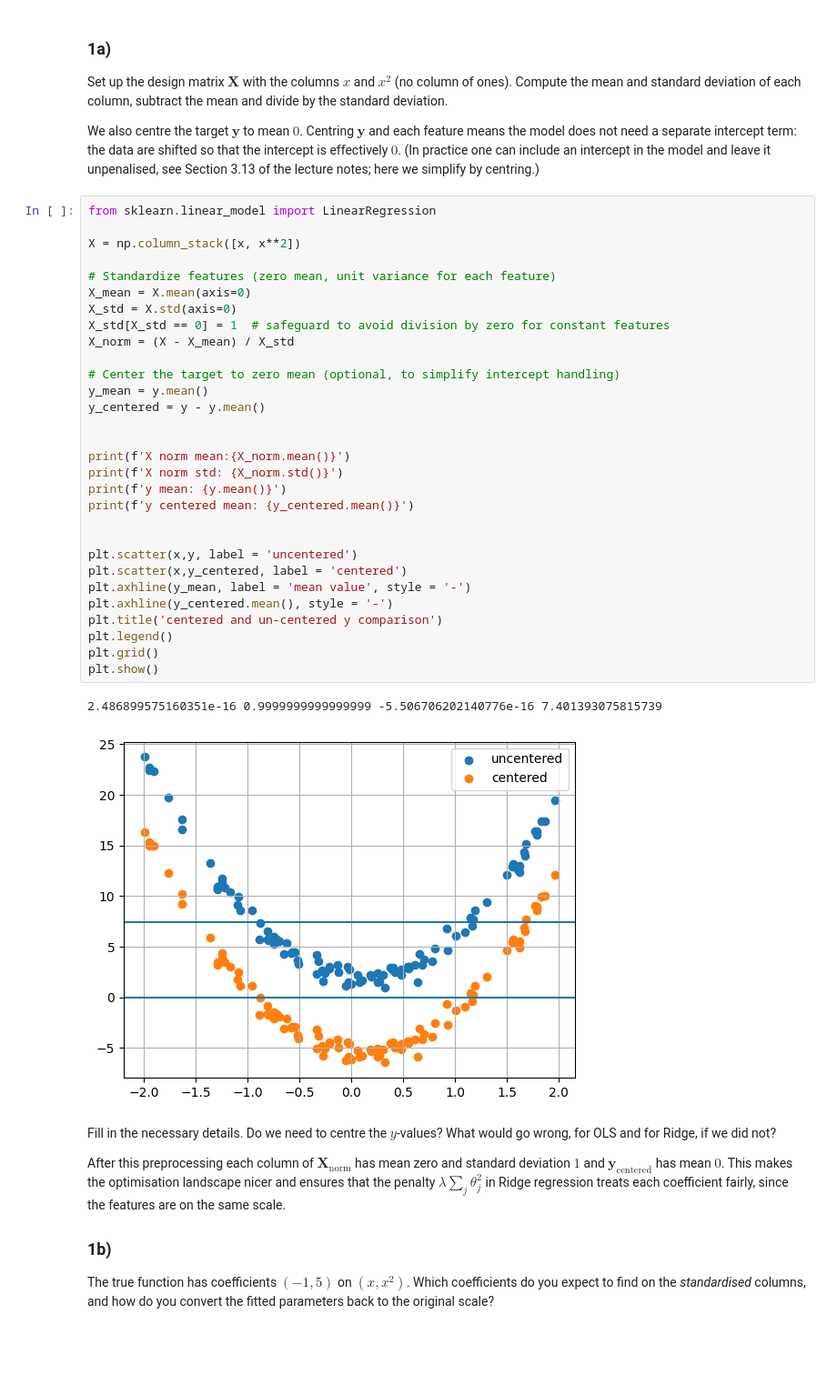
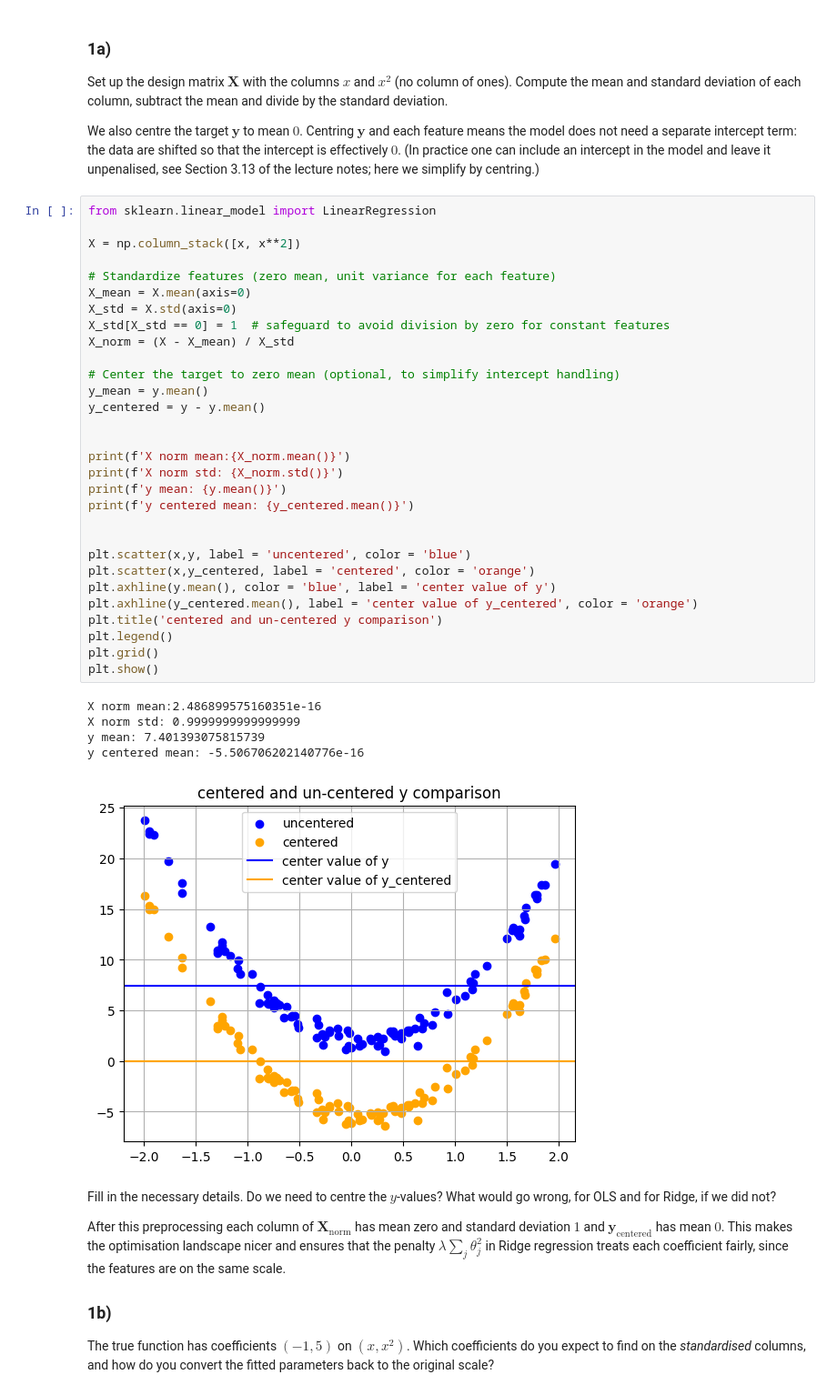
Before and after one commit to viktokr/FYS_STK4155-ukesoppgaver, a Jupyter notebook: exercisesweek37-Nora.ipynb, the cells around one changed output. Shown at 91% size. Cells and saved outputs as stored; diff of their text form; blank space fills up the shorter version.

```diff
--- a/exercisesweek37-Nora.ipynb
+++ b/exercisesweek37-Nora.ipynb
@@ -76,36 +76,39 @@ centring.)
 # %%
 from sklearn.linear_model import LinearRegression
 
 X = np.column_stack([x, x**2])
 
 # Standardize features (zero mean, unit variance for each feature)
 X_mean = X.mean(axis=0)
 X_std = X.std(axis=0)
 X_std[X_std == 0] = 1  # safeguard to avoid division by zero for constant features
 X_norm = (X - X_mean) / X_std
 
 # Center the target to zero mean (optional, to simplify intercept handling)
 y_mean = y.mean()
 y_centered = y - y.mean()
 
 
 print(f'X norm mean:{X_norm.mean()}')
 print(f'X norm std: {X_norm.std()}')
 print(f'y mean: {y.mean()}')
 print(f'y centered mean: {y_centered.mean()}')
 
 
-plt.scatter(x,y, label = 'uncentered')
-plt.scatter(x,y_centered, label = 'centered')
-plt.axhline(y_mean, label = 'mean value', style = '-')
-plt.axhline(y_centered.mean(), style = '-')
+plt.scatter(x,y, label = 'uncentered', color = 'blue')
+plt.scatter(x,y_centered, label = 'centered', color = 'orange')
+plt.axhline(y.mean(), color = 'blue', label = 'center value of y')
+plt.axhline(y_centered.mean(), label = 'center value of y_centered', color = 'orange')
 plt.title('centered and un-centered y comparison')
 plt.legend()
 plt.grid()
 plt.show()
 # %% [output]
-2.486899575160351e-16 0.9999999999999999 -5.506706202140776e-16 7.401393075815739
+X norm mean:2.486899575160351e-16
+X norm std: 0.9999999999999999
+y mean: 7.401393075815739
+y centered mean: -5.506706202140776e-16
-[figure, old version]
+[figure, new version]
 # %% [markdown]
 Fill in the necessary details. Do we need to centre the $y$-values? What
 would go wrong, for OLS and for Ridge, if we did not?
```
Also changed, not shown: parts of 9 cells of this notebook, 1 other file.
